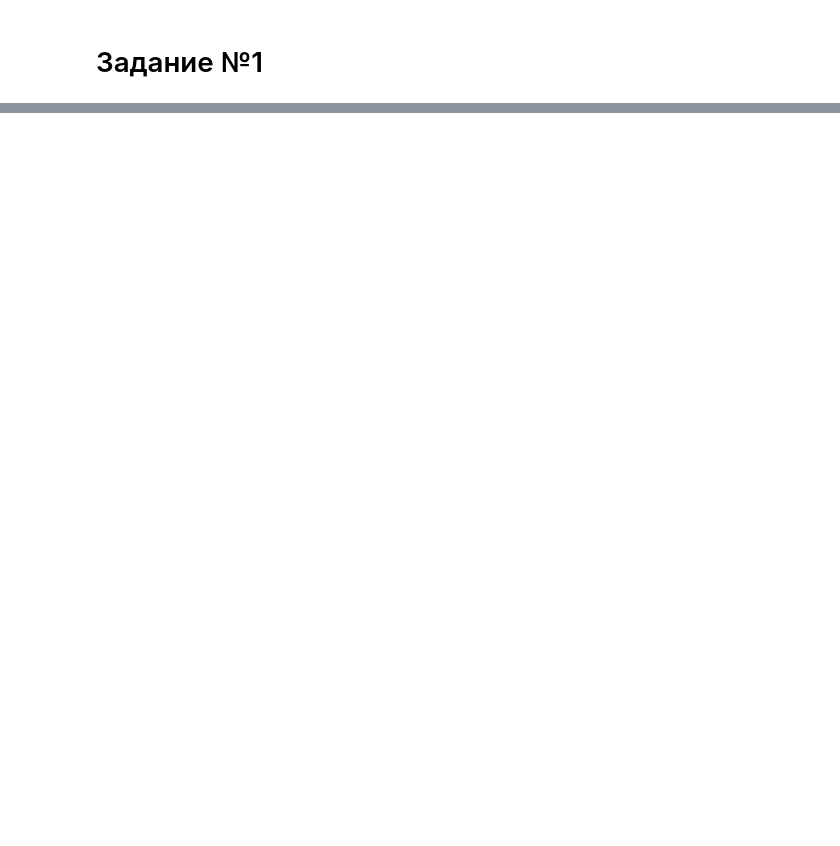
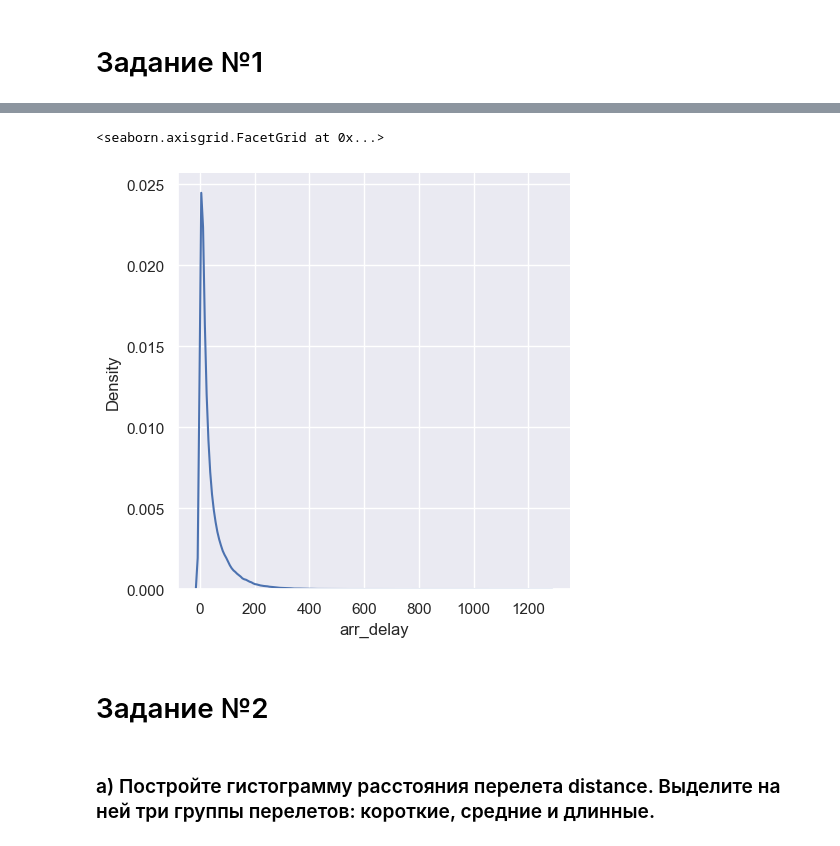
Before and after one commit to kam2210/mfk_2024, a Jupyter notebook: final_test_2024.ipynb, the cells around one changed output, grey strips where cells are left out. Cells and saved outputs as stored; diff of their text form; code cells hidden in the pictures; blank space fills up the shorter version.

```diff
--- a/final_test_2024.ipynb
+++ b/final_test_2024.ipynb
@@ -38,2 +49,0 @@ array(['UA', 'AA', 'B6', 'DL', 'EV', 'MQ', 'US', 'WN', 'VX', 'FL', 'AS',
-# %%
-df['is_positive_arr_delay'] = df['arr_delay'].apply(lambda x: 1 if x > 0 else 0)
@@ -120,0 +52,4 @@ carr_pos_delay_dist_chart + carr_pos_delay_dist_chart_marks
+# %%
+df_delays = df[['carrier', 'flight', 'arr_delay']].copy()
+# %%
+df_delays['is_pos_delay'] = df_delays['arr_delay'].apply(lambda x: 1 if x > 0 else 0)
@@ -120,0 +83,2 @@ carr_pos_delay_dist_chart + carr_pos_delay_dist_chart_marks
+# %%
+df_pos_delays = df_delays.query('is_pos_delay == 1').copy()
@@ -120,0 +97,9 @@ carr_pos_delay_dist_chart + carr_pos_delay_dist_chart_marks
+# %%
+sns.displot(df_pos_delays, x="arr_delay", kind="kde")
+# %% [output]
+<seaborn.axisgrid.FacetGrid at 0x...>
+[figure, added]
+# %% [markdown]
+# Задание №2
+# %% [markdown]
+### a) Постройте гистограмму расстояния перелета distance. Выделите на ней три группы перелетов: короткие, средние и длинные.
```
Also changed, not shown: parts of 83 cells of this notebook.
